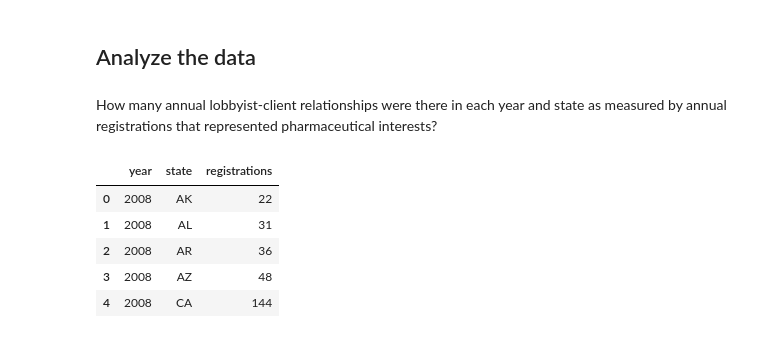
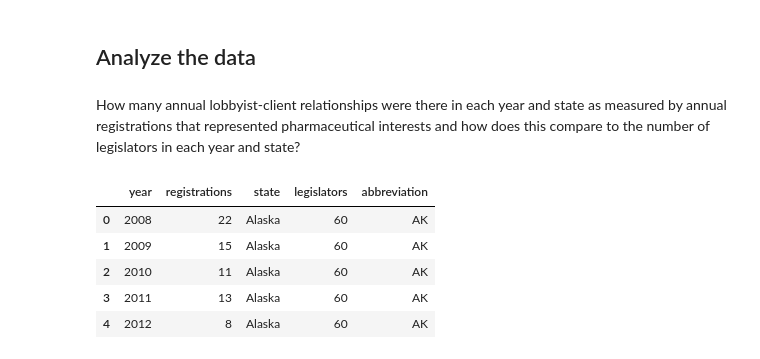
Before and after one commit to PublicI/medicaid-influence-analysis, a Jupyter notebook: pharmaceutical_lobbying.ipynb, the cells around one changed output. Saved outputs shown, nothing was run; the diff lists cells and outputs as text; code cells hidden in the pictures.

```diff
--- a/pharmaceutical_lobbying.ipynb
+++ b/pharmaceutical_lobbying.ipynb
@@ -83,0 +87,3 @@ FROM lobbyist_client_relationships;""", con=conn)
+# %%
+legislators = pd.read_excel("data/ncsl_partisan_composition_2000_2018.xlsx", sheetname="2018", header=1, names=["state", "legislators"], usecols=[0, 1], nrows=50)
+legislators
@@ -83,0 +108,2 @@ FROM lobbyist_client_relationships;""", con=conn)
+# %%
+legislators["state"] = legislators["state"].str.replace("*", "").str.strip()
@@ -83,0 +112,5 @@ FROM lobbyist_client_relationships;""", con=conn)
+# %%
+states = pd.DataFrame.from_dict(us.states.mapping("abbr", "name"), orient="index", columns=["state"])
+states.reset_index(inplace=True)
+states.rename(columns={"index": "abbreviation"}, inplace=True)
+states
@@ -83,0 +135,3 @@ FROM lobbyist_client_relationships;""", con=conn)
+# %%
+legislators = legislators.merge(states, on="state", how="inner")
+legislators
@@ -84,16 +156,20 @@ FROM lobbyist_client_relationships;""", con=conn)
 # %% [markdown]
 ## Analyze the data
 # %% [markdown]
-How many annual lobbyist-client relationships were there in each year and state as measured by annual registrations that represented pharmaceutical interests?
+How many annual lobbyist-client relationships were there in each year and state as measured by annual registrations that represented pharmaceutical interests and how does this compare to the number of legislators in each year and state?
 # %%
 lobbying_by_year_state = lobbyist_client_relationships.groupby(["year", "jurisdiction"]).agg({"client": len})
 lobbying_by_year_state.reset_index(inplace=True)
 lobbying_by_year_state.rename(columns={"jurisdiction": "state", "client": "registrations"}, inplace=True)
+# And now join this with the legislators dataframe.
+lobbying_by_year_state = lobbying_by_year_state.merge(legislators, left_on="state", right_on="abbreviation", how="outer")
+lobbying_by_year_state.drop("state_x", axis=1, inplace=True)
+lobbying_by_year_state.rename(columns={"state_y": "state"}, inplace=True)
 lobbying_by_year_state.head()
 # %% [output]
-|  | year | state | registrations |
-| 0 | 2008 | AK | 22 |
-| 1 | 2008 | AL | 31 |
-| 2 | 2008 | AR | 36 |
-| 3 | 2008 | AZ | 48 |
-| 4 | 2008 | CA | 144 |
+|  | year | registrations | state | legislators | abbreviation |
+| 0 | 2008 | 22 | Alaska | 60 | AK |
+| 1 | 2009 | 15 | Alaska | 60 | AK |
+| 2 | 2010 | 11 | Alaska | 60 | AK |
+| 3 | 2011 | 13 | Alaska | 60 | AK |
+| 4 | 2012 | 8 | Alaska | 60 | AK |
```
Also changed, not shown: parts of 15 cells of this notebook.
